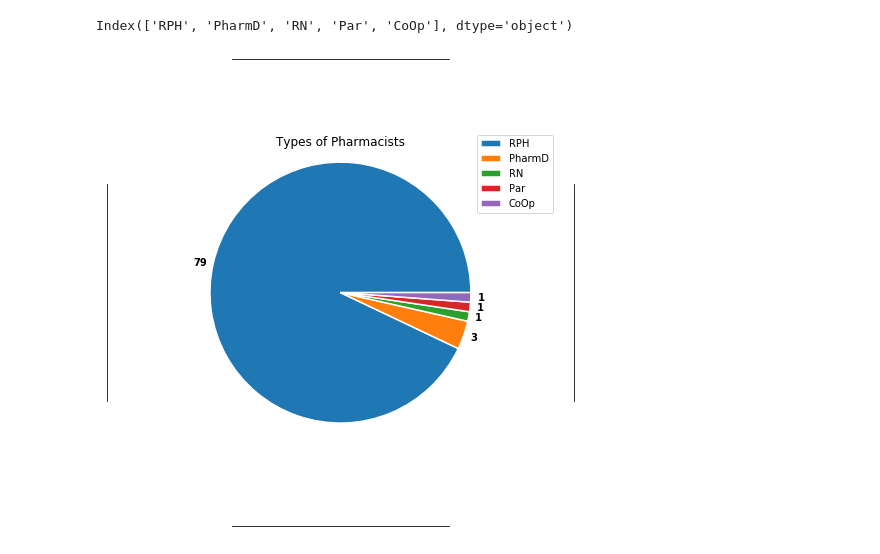
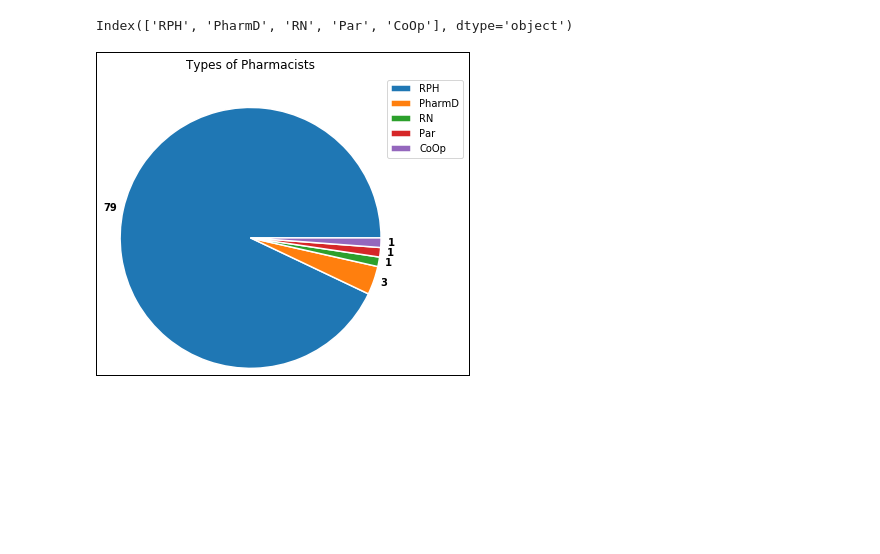
Before and after one commit to rmutalik/ongoing-project, a Jupyter notebook: MIMIC-III.ipynb, the cells around one changed output. Cells and saved outputs as stored; diff of their text form; code cells hidden in the pictures; blank space fills up the shorter version.

Commit message:
Customized border around plot

```diff
--- a/MIMIC-III.ipynb
+++ b/MIMIC-III.ipynb
@@ -350,31 +350,20 @@ pharm_vc.index
 # %% [output]
 Index(['RPH', 'PharmD', 'RN', 'Par', 'CoOp'], dtype='object')
 # %%
-fig, ax = plt.subplots()
+# fig, ax = plt.subplots()
+fig = plt.figure(linewidth=2, edgecolor='k')
+ax = fig.add_subplot(111)
+# fig.add_axes((0.5, 0, 1, 1)).set_zorder(0)
 # explode = [0] + ([0.05] * (len(pharm_vc)-1))
 
-ax.pie(pharm_vc, radius=1.5, wedgeprops={'edgecolor': 'w', 'linewidth': 1.5, 'linestyle': 'solid'}
+patches1, texts1 = ax.pie(pharm_vc, radius=1.5, wedgeprops={'edgecolor': 'w', 'linewidth': 1.5, 'linestyle': 'solid'}
       , textprops={'color': 'k', 'fontsize': 10, 'fontweight': 'bold'}, labels=pharm_vc, labeldistance=1.05
       )
+# [p.set_zorder(10) for p in patches1]
 
 ax.legend(labels=pharm_vc.index, loc="upper right", bbox_to_anchor=(1.50, 1.25))
 
-plt.title('Types of Pharmacists', y=1.15)
-
-# TODO: Add a border around plot (e.g. frames, spines)
-# FIXME: Make plot look better
-ax.set_frame_on(True)
-
-ax.spines['top'].set_position(('outward', 125))
-ax.spines['right'].set_position(('outward', 125))
-ax.spines['bottom'].set_position(('outward', 125))
-ax.spines['left'].set_position(('outward', 125))
-
-# ax.spines['top'].set_smart_bounds(50)
-# ax.spines['right'].set_smart_bounds(50)
-# ax.spines['bottom'].set_smart_bounds(50)
-# ax.spines['left'].set_smart_bounds(50)
-
+plt.title('Types of Pharmacists', y=1.25)
 plt.show()
 # %% [output]
-[figure, old version]
+[figure, new version]
```
